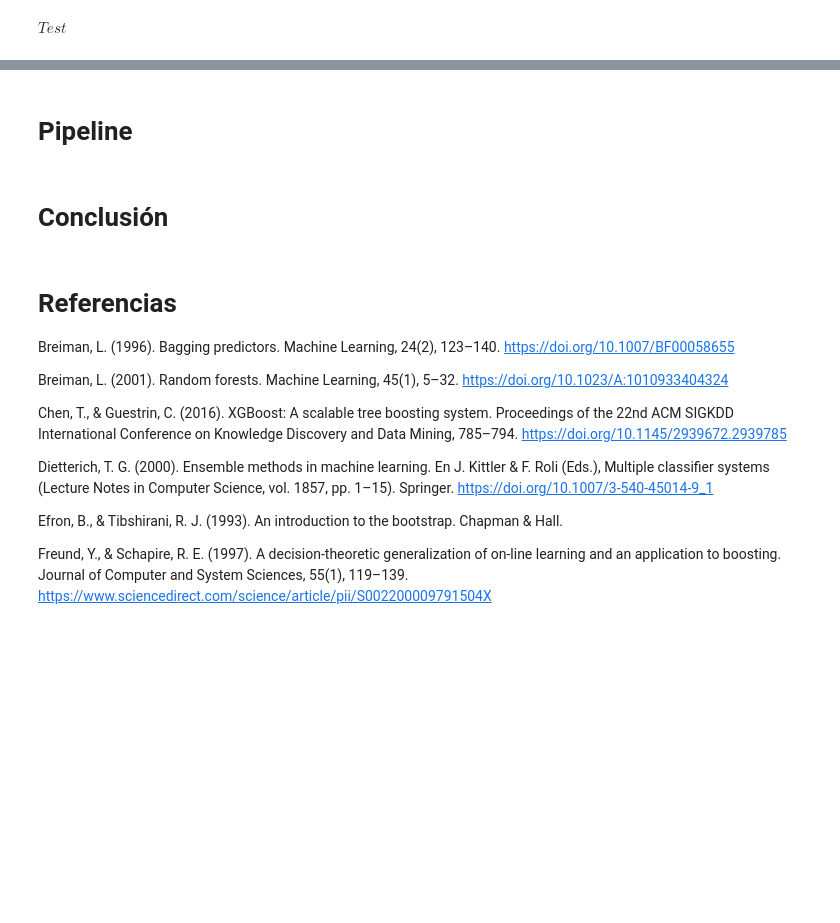
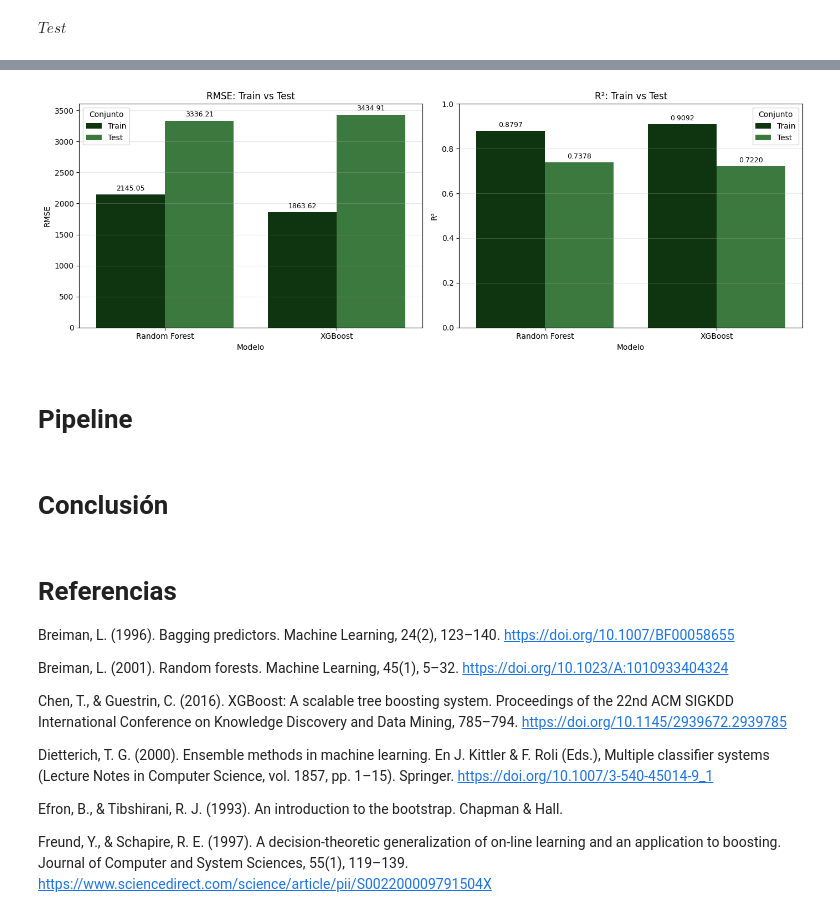
Before and after one commit to gibranchavez13/Prediccion-del-Lifetime-Value-en-Seguros-Automotrices-mediante-Modelos-de-Ensamble, a Jupyter notebook: P3.ipynb, the cells around one changed output, grey strips where cells are left out. Cells and saved outputs as stored; diff of their text form; code cells hidden in the pictures; blank space fills up the shorter version.

```diff
--- a/P3.ipynb
+++ b/P3.ipynb
@@ -1069 +1069,13 @@ metricas_test
 | 1 | XGBoost | 3434.912537 | 0.722022 |
+# %%
+# Copiamos las tablas
+train_plot = tabla_final[['Modelo', 'RMSE', 'R²']].copy()
+test_plot = metricas_test[['Modelo', 'RMSE', 'R²']].copy()
+
+# Agregamos una columna para identificar el conjunto
+train_plot['Conjunto'] = 'Train'
+test_plot['Conjunto'] = 'Test'
+
+# Unimos ambas tablas
+df_plot = pd.concat([train_plot, test_plot], ignore_index=True)
+df_plot
@@ -1070,3 +1088,65 @@ metricas_test
+# %%
+fig, axes = plt.subplots(1, 2, figsize=(14, 5))
+
+# Paleta de colores personalizada
+palette_verde = {
+    'Train': '#083A0B',  # verde oscuro
+    'Test': '#318335'    # verde claro
+}
+
+# Gráfica de RMSE
+ax1 = sns.barplot(
+    data=df_plot,
+    x='Modelo',
+    y='RMSE',
+    hue='Conjunto',
+    ax=axes[0],
+    palette=palette_verde
+    )
+
+# Valores encima de cada barra
+for container in ax1.containers:
+    ax1.bar_label(
+        container,
+        fmt='%.2f',
+        padding=3,
+        fontsize=9
+    )
+
+axes[0].set_title('RMSE: Train vs Test')
+axes[0].set_ylabel('RMSE')
+axes[0].set_xlabel('Modelo')
+axes[0].grid(axis='y', alpha=0.3)
+
+# Gráfica de R²
+ax2 = sns.barplot(
+    data=df_plot,
+    x='Modelo',
+    y='R²',
+    hue='Conjunto',
+    ax=axes[1],
+    palette=palette_verde
+)
+
+# Valores encima de cada barra
+for container in ax2.containers:
+    ax2.bar_label(
+        container,
+        fmt='%.4f',
+        padding=3,
+        fontsize=9
+    )
+
+axes[1].set_title('R²: Train vs Test')
+axes[1].set_ylabel('R²')
+axes[1].set_xlabel('Modelo')
+axes[1].set_ylim(0, 1)
+axes[1].grid(axis='y', alpha=0.3)
+
+plt.tight_layout()
+plt.show()
+# %% [output]
+[figure, added]
 # %% [markdown]
 # **Pipeline**
 # %% [markdown]
```
Also changed, not shown: parts of 15 cells of this notebook.
